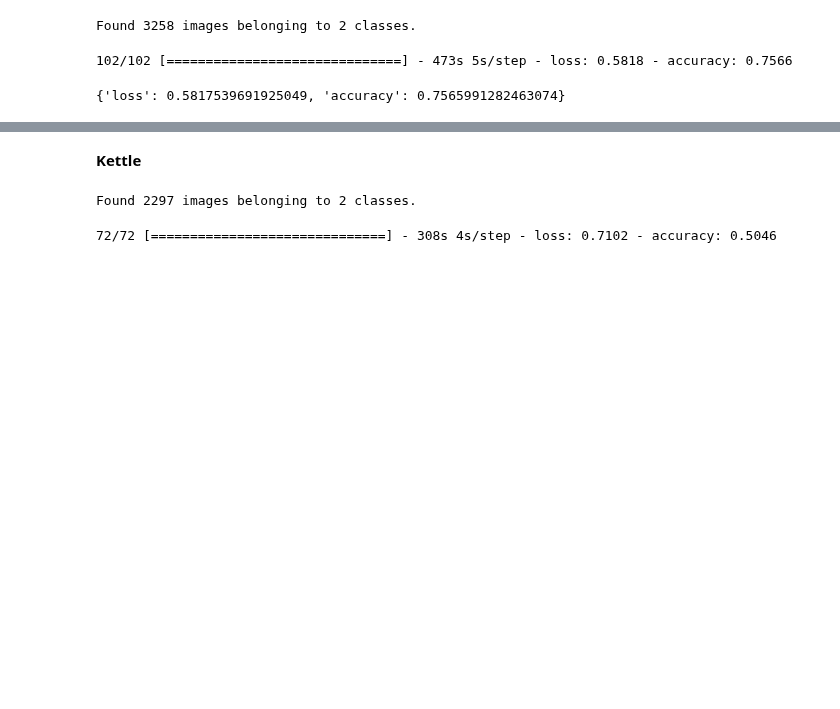
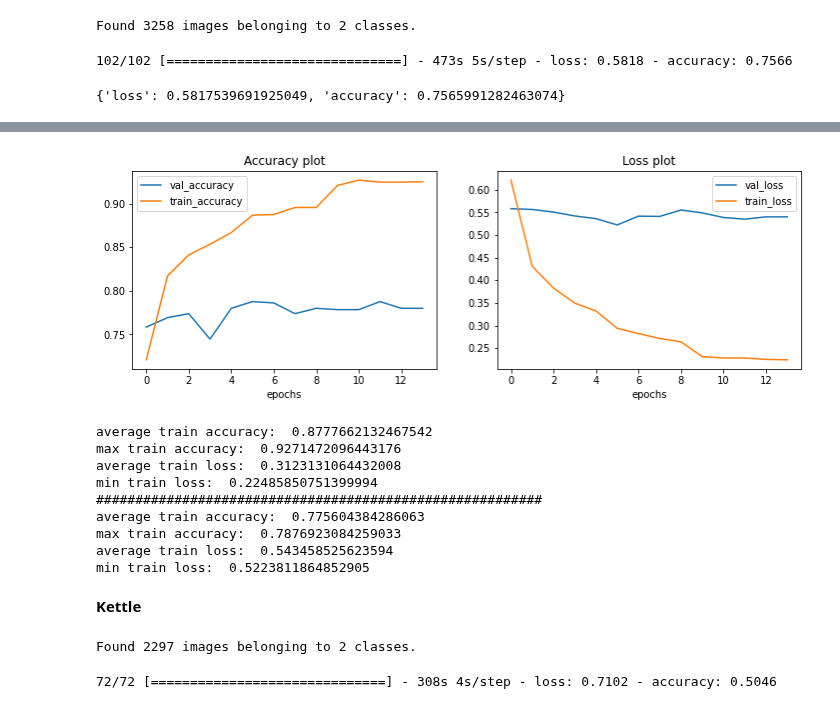
Before and after one commit to Gracepicharporn/Data-Science-project, a Jupyter notebook: classification/Summation-SVD_Classification_appilance_status.ipynb, the cells around one changed output, grey strips where cells are left out. Cells and saved outputs as stored; diff of their text form; code cells hidden in the pictures; blank space fills up the shorter version.

Commit message:
Retrain model with GASF image and applied SVD

```diff
--- a/classification/Summation-SVD_Classification_appilance_status.ipynb
+++ b/classification/Summation-SVD_Classification_appilance_status.ipynb
@@ -308,0 +338,2 @@ y_predict4
+# %%
+model1_retrian = pretrained_model(VGG16)
@@ -308,0 +358,2 @@ y_predict4
+# %%
+history1_retrain = train(model1_retrian)
@@ -308,0 +378,13 @@ y_predict4
+# %%
+plot_train_evaluation(history1_retrain , model1_retrian)
+# %% [output]
+[figure, added]
+average train accuracy:  0.8777662132467542
+max train accuracy:  0.9271472096443176
+average train loss:  0.3123131064432008
+min train loss:  0.22485850751399994
+#########################################################
+average train accuracy:  0.775604384286063
+max train accuracy:  0.7876923084259033
+average train loss:  0.543458525623594
+min train loss:  0.5223811864852905
```
Also changed, not shown: parts of 20 cells of this notebook.
